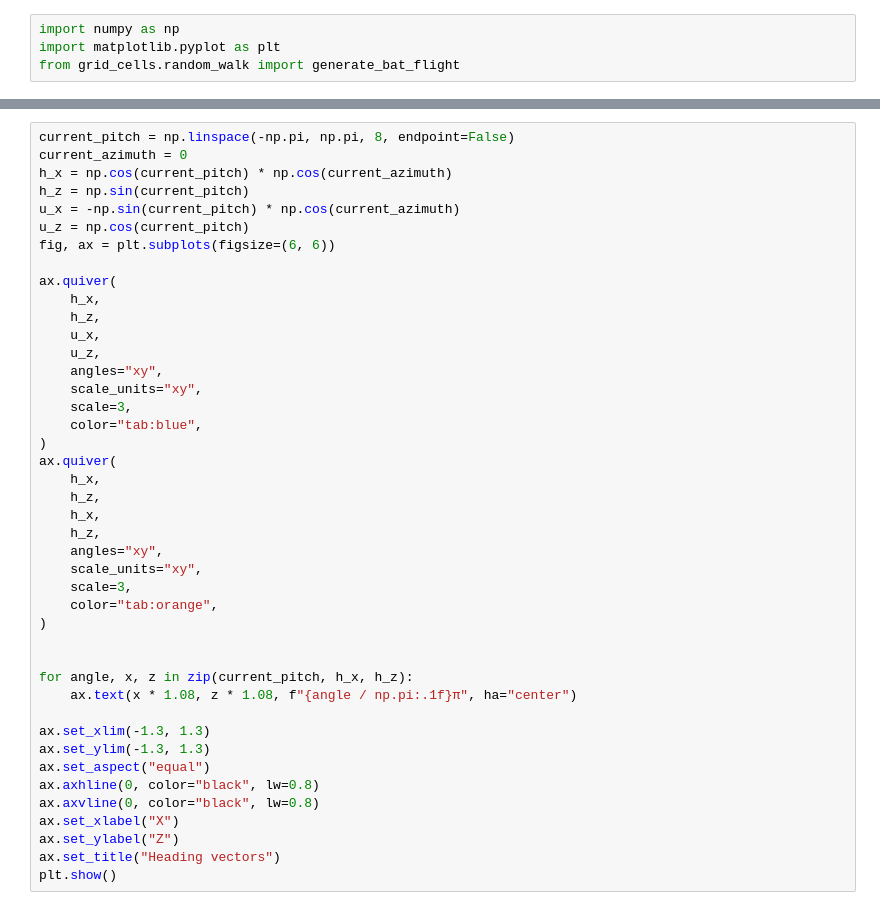
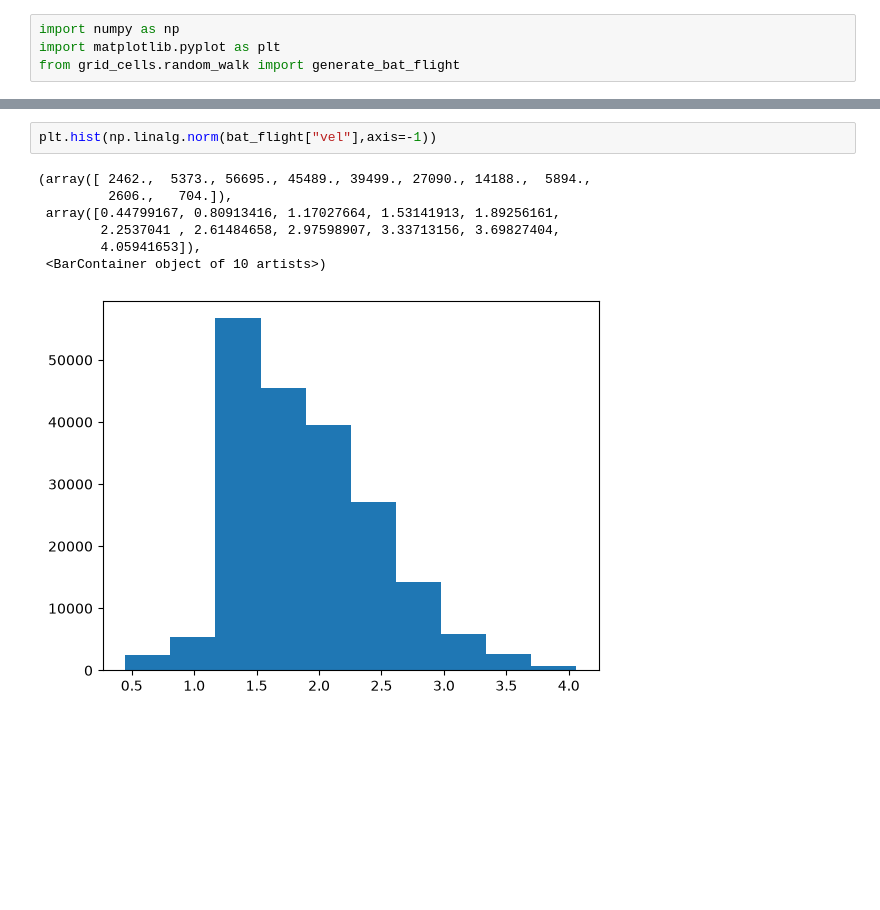
Before and after one commit to siaulich/grid-cells, a Jupyter notebook: notebooks/test_random_walk.ipynb, the cells around one changed output, grey strips where cells are left out. Cells and saved outputs as stored; diff of their text form; blank space fills up the shorter version.

```diff
--- a/notebooks/test_random_walk.ipynb
+++ b/notebooks/test_random_walk.ipynb
@@ -144,43 +122,10 @@ plt.show()
-# %%
-current_pitch = np.linspace(-np.pi, np.pi, 8, endpoint=False)
-current_azimuth = 0
-h_x = np.cos(current_pitch) * np.cos(current_azimuth)
-h_z = np.sin(current_pitch)
-u_x = -np.sin(current_pitch) * np.cos(current_azimuth)
-u_z = np.cos(current_pitch)
-fig, ax = plt.subplots(figsize=(6, 6))
-
-ax.quiver(
-    h_x,
-    h_z,
-    u_x,
-    u_z,
-    angles="xy",
-    scale_units="xy",
-    scale=3,
-    color="tab:blue",
-)
-ax.quiver(
-    h_x,
-    h_z,
-    h_x,
-    h_z,
-    angles="xy",
-    scale_units="xy",
-    scale=3,
-    color="tab:orange",
-)
-
-
-for angle, x, z in zip(current_pitch, h_x, h_z):
-    ax.text(x * 1.08, z * 1.08, f"{angle / np.pi:.1f}π", ha="center")
-
-ax.set_xlim(-1.3, 1.3)
-ax.set_ylim(-1.3, 1.3)
-ax.set_aspect("equal")
-ax.axhline(0, color="black", lw=0.8)
-ax.axvline(0, color="black", lw=0.8)
-ax.set_xlabel("X")
-ax.set_ylabel("Z")
-ax.set_title("Heading vectors")
-plt.show()
+# %%
+plt.hist(np.linalg.norm(bat_flight["vel"],axis=-1))
+# %% [output]
+(array([ 2462.,  5373., 56695., 45489., 39499., 27090., 14188.,  5894.,
+         2606.,   704.]),
+ array([0.44799167, 0.80913416, 1.17027664, 1.53141913, 1.89256161,
+        2.2537041 , 2.61484658, 2.97598907, 3.33713156, 3.69827404,
+        4.05941653]),
+ <BarContainer object of 10 artists>)
+[figure, added]
```
Also changed, not shown: parts of 7 cells of this notebook, 5 other files.
